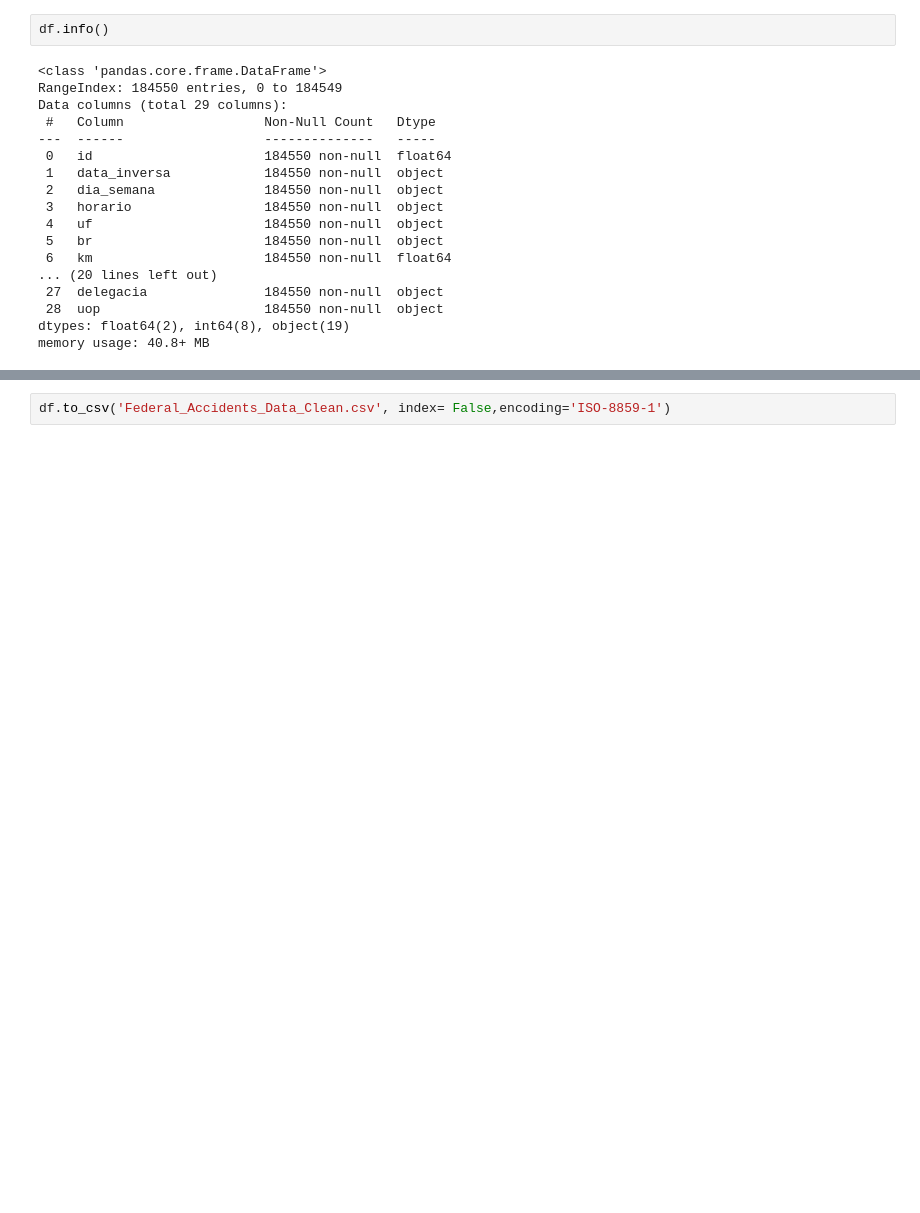
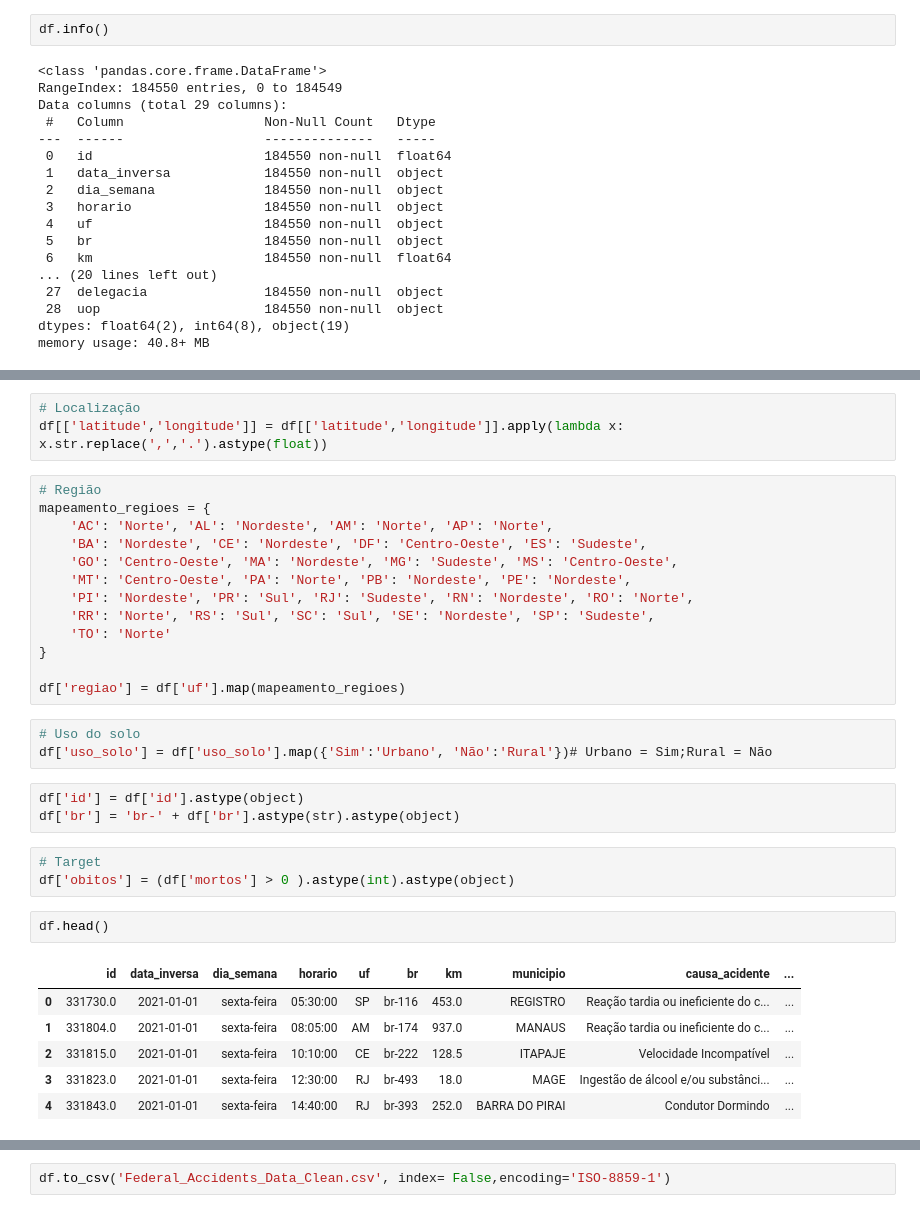
Before and after one commit to Muniz97/Data-Science---Federal-road-accidents---Brazil, a Jupyter notebook: 1 - Data Clean/Federal_accidents_Data_Clean.ipynb, the cells around one changed output, grey strips where cells are left out. Saved outputs shown, nothing was run; the diff lists cells and outputs as text; blank space fills up the shorter version.

```diff
--- a/1 - Data Clean/Federal_accidents_Data_Clean.ipynb
+++ b/1 - Data Clean/Federal_accidents_Data_Clean.ipynb
@@ -195,0 +219,34 @@ memory usage: 40.8+ MB
+# %%
+# Localização
+df[['latitude','longitude']] = df[['latitude','longitude']].apply(lambda x: x.str.replace(',','.').astype(float))
+# %%
+# Região
+mapeamento_regioes = {
+    'AC': 'Norte', 'AL': 'Nordeste', 'AM': 'Norte', 'AP': 'Norte',
+    'BA': 'Nordeste', 'CE': 'Nordeste', 'DF': 'Centro-Oeste', 'ES': 'Sudeste',
+    'GO': 'Centro-Oeste', 'MA': 'Nordeste', 'MG': 'Sudeste', 'MS': 'Centro-Oeste',
+    'MT': 'Centro-Oeste', 'PA': 'Norte', 'PB': 'Nordeste', 'PE': 'Nordeste',
+    'PI': 'Nordeste', 'PR': 'Sul', 'RJ': 'Sudeste', 'RN': 'Nordeste', 'RO': 'Norte',
+    'RR': 'Norte', 'RS': 'Sul', 'SC': 'Sul', 'SE': 'Nordeste', 'SP': 'Sudeste',
+    'TO': 'Norte'
+}
+
+df['regiao'] = df['uf'].map(mapeamento_regioes)
+# %%
+# Uso do solo
+df['uso_solo'] = df['uso_solo'].map({'Sim':'Urbano', 'Não':'Rural'})# Urbano = Sim;Rural = Não
+# %%
+df['id'] = df['id'].astype(object)
+df['br'] = 'br-' + df['br'].astype(str).astype(object)
+# %%
+# Target
+df['obitos'] = (df['mortos'] > 0 ).astype(int).astype(object)
+# %%
+df.head()
+# %% [output]
+|  | id | data_inversa | dia_semana | horario | uf | br | km | municipio | causa_acidente | ... |
+| 0 | 331730.0 | 2021-01-01 | sexta-feira | 05:30:00 | SP | br-116 | 453.0 | REGISTRO | Reação tardia ou ineficiente do c... | ... |
+| 1 | 331804.0 | 2021-01-01 | sexta-feira | 08:05:00 | AM | br-174 | 937.0 | MANAUS | Reação tardia ou ineficiente do c... | ... |
+| 2 | 331815.0 | 2021-01-01 | sexta-feira | 10:10:00 | CE | br-222 | 128.5 | ITAPAJE | Velocidade Incompatível | ... |
+| 3 | 331823.0 | 2021-01-01 | sexta-feira | 12:30:00 | RJ | br-493 | 18.0 | MAGE | Ingestão de álcool e/ou substânci... | ... |
+| 4 | 331843.0 | 2021-01-01 | sexta-feira | 14:40:00 | RJ | br-393 | 252.0 | BARRA DO PIRAI | Condutor Dormindo | ... |
```
Also changed, not shown: parts of 6 cells of this notebook.
